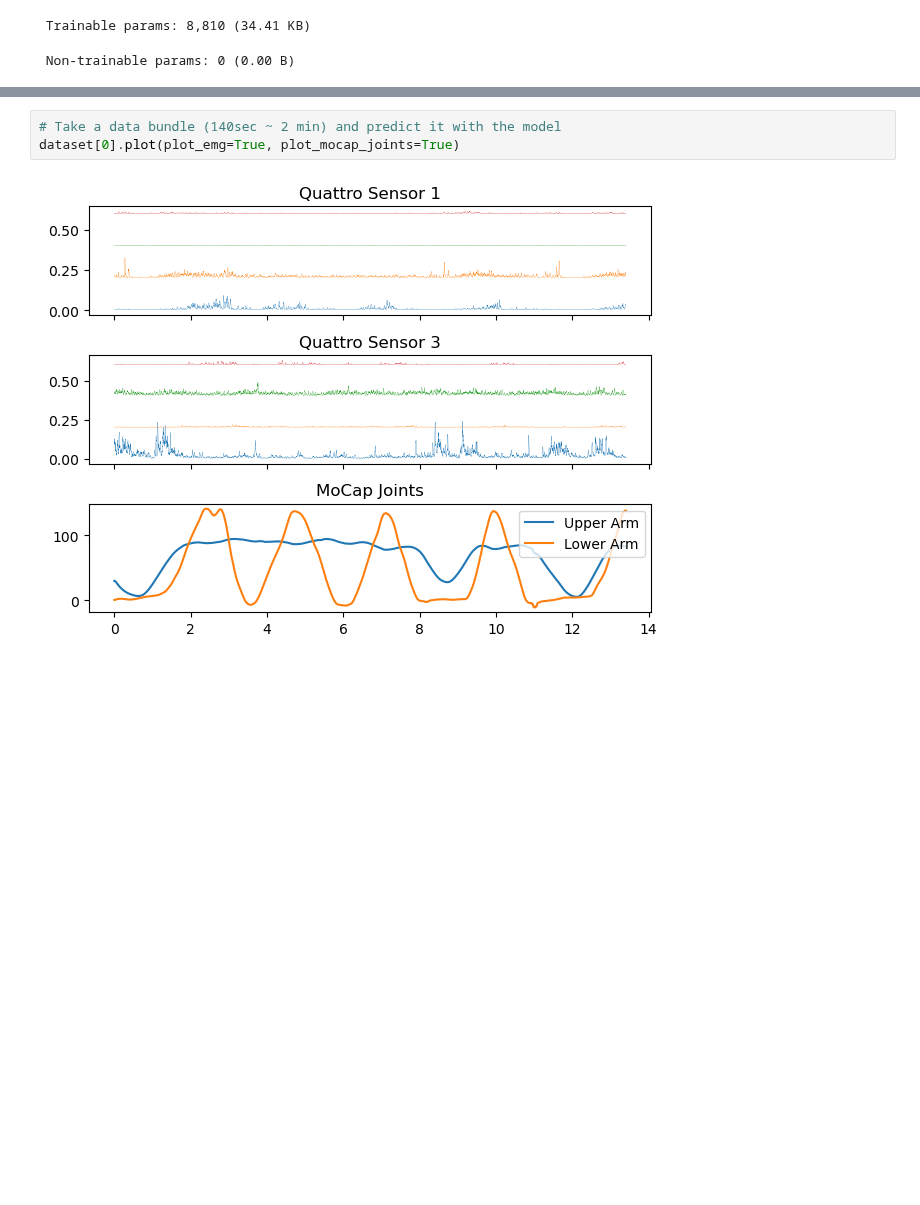
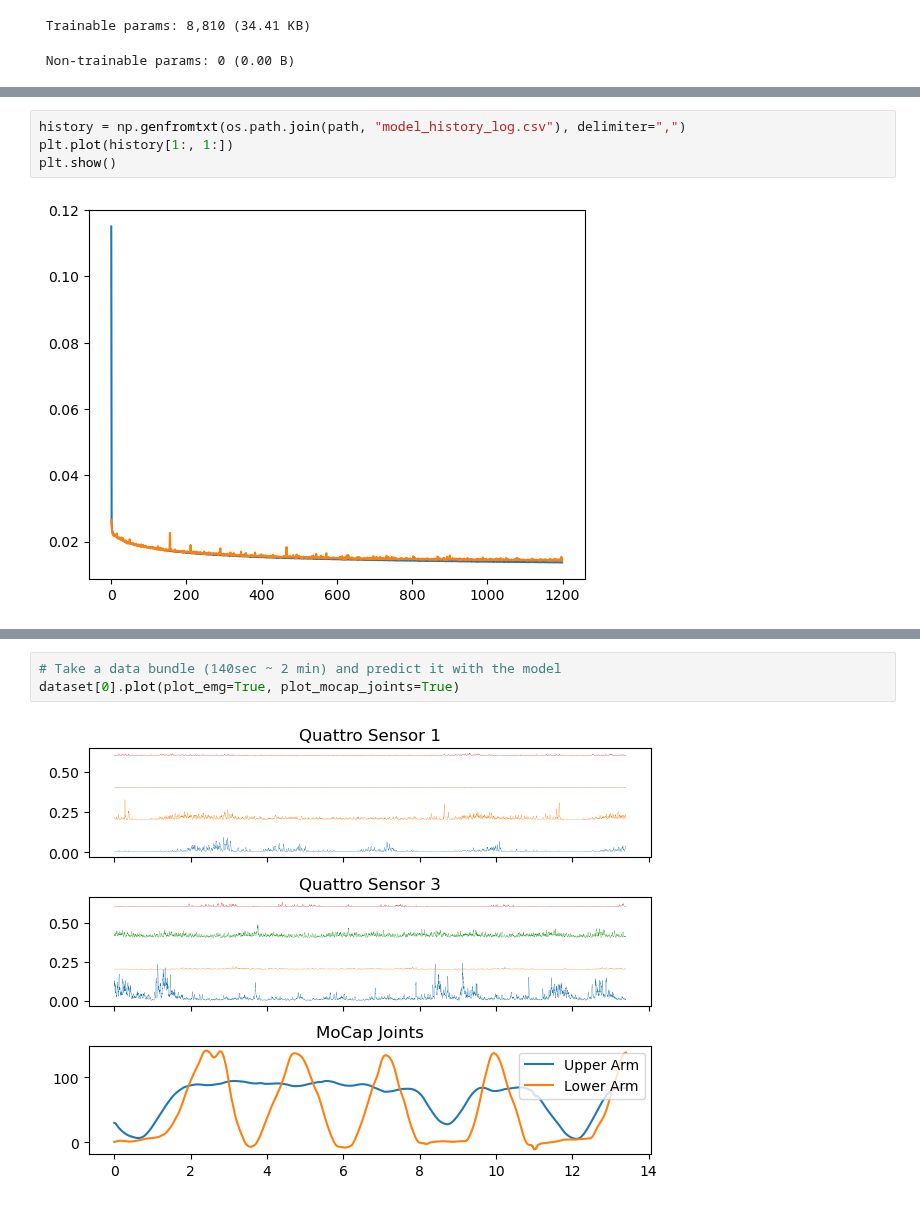
Before and after one commit to gjmm07/Masterthesis, a Jupyter notebook: FirstModel.ipynb, the cells around one changed output, grey strips where cells are left out. Cells and saved outputs as stored; diff of their text form; blank space fills up the shorter version.

Commit message:
models trained

```diff
--- a/FirstModel.ipynb
+++ b/FirstModel.ipynb
@@ -182,3 +199,9 @@ if initial_epoch < epochs:
+# %%
+history = np.genfromtxt(os.path.join(path, "model_history_log.csv"), delimiter=",")
+plt.plot(history[1:, 1:])
+plt.show()
+# %% [output]
+[figure, added]
 # %%
 # calculcate R^2 for both joints
 from sklearn.metrics import r2_score
```
Also changed, not shown: parts of 7 cells of this notebook, 10 other files.
